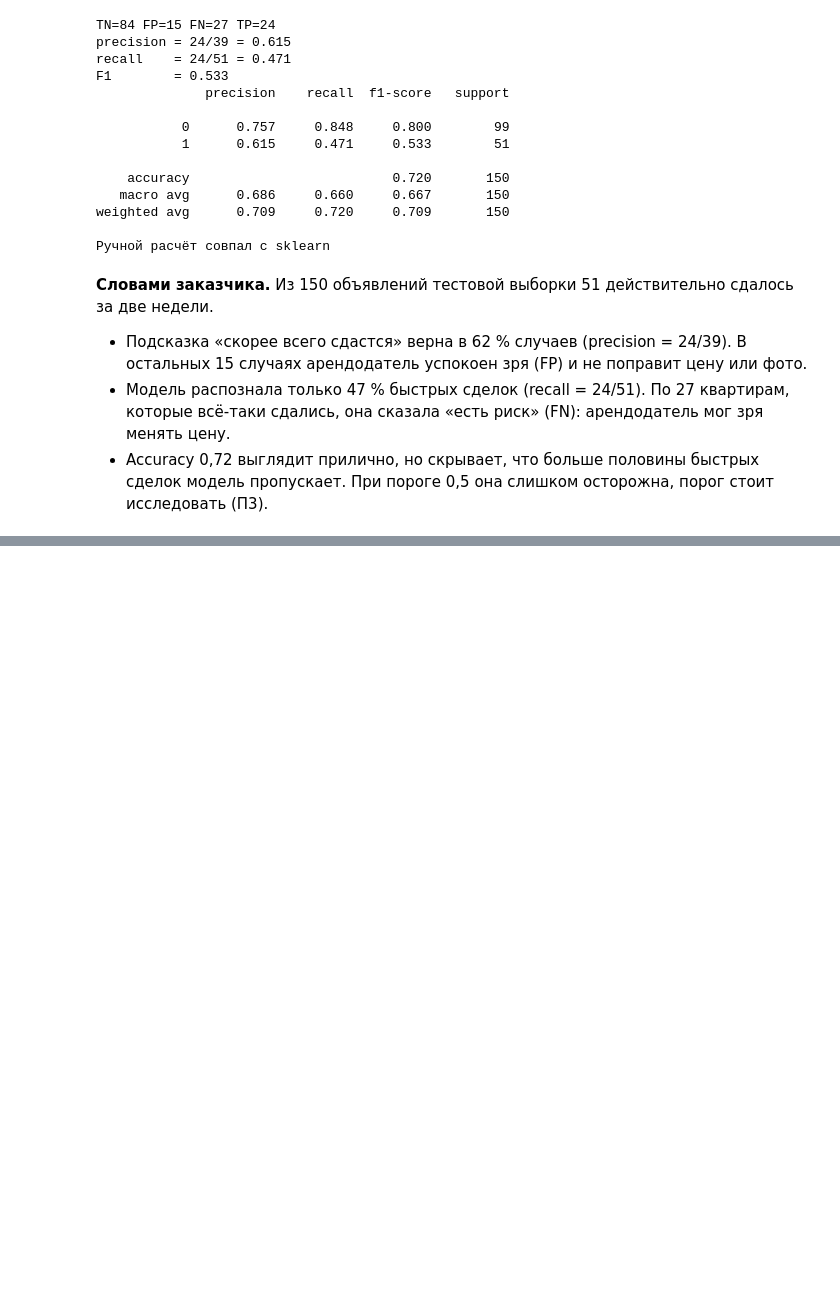
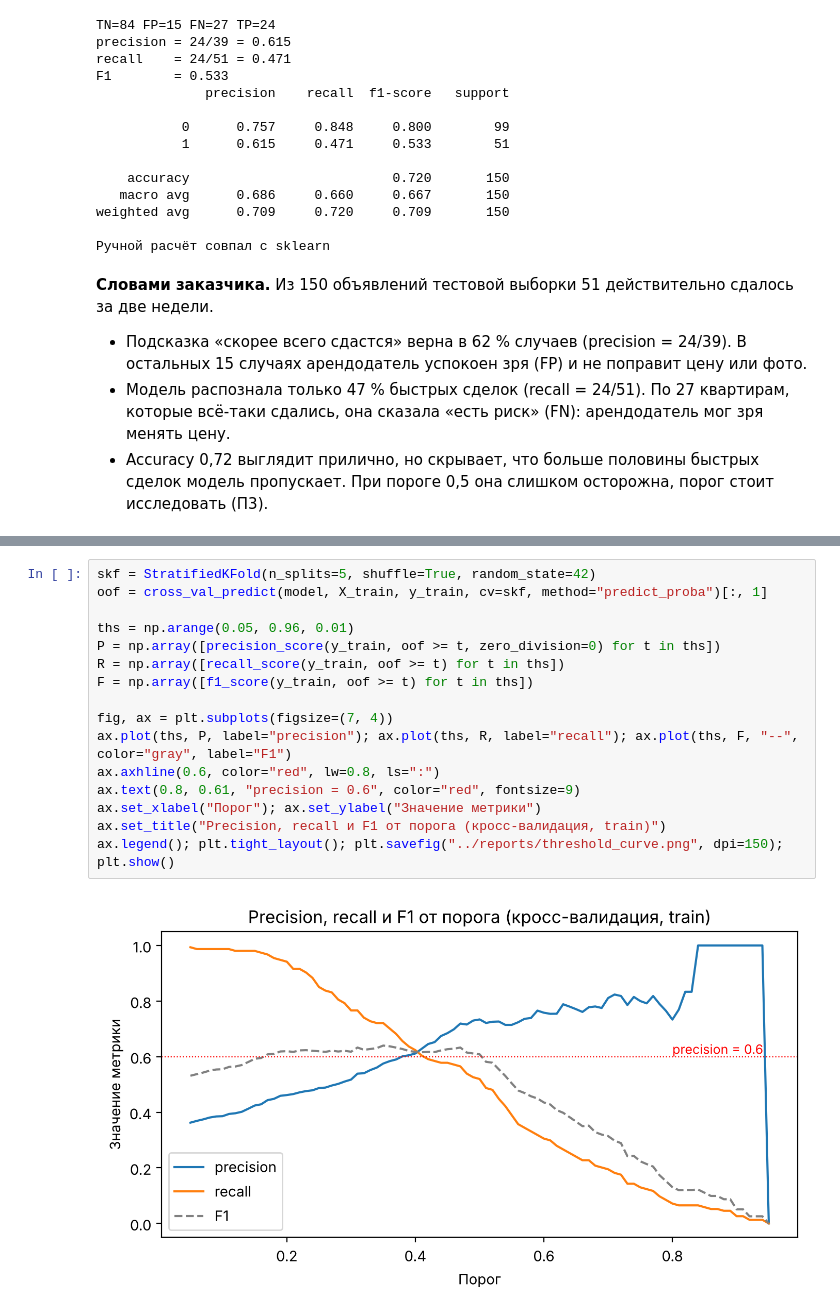
Before and after one commit to JagerNokk/LAB9, a Jupyter notebook: notebooks/clf_lab9.ipynb, the cells around one changed output, grey strips where cells are left out. Cells and saved outputs as stored; diff of their text form; blank space fills up the shorter version.

Commit message:
Эксперимент: threshold=0.45, cv_f1=0.6246

```diff
--- a/notebooks/clf_lab9.ipynb
+++ b/notebooks/clf_lab9.ipynb
@@ -114,0 +119,18 @@ weighted avg      0.709     0.720     0.709       150
+# %%
+skf = StratifiedKFold(n_splits=5, shuffle=True, random_state=42)
+oof = cross_val_predict(model, X_train, y_train, cv=skf, method="predict_proba")[:, 1]
+
+ths = np.arange(0.05, 0.96, 0.01)
+P = np.array([precision_score(y_train, oof >= t, zero_division=0) for t in ths])
+R = np.array([recall_score(y_train, oof >= t) for t in ths])
+F = np.array([f1_score(y_train, oof >= t) for t in ths])
+
+fig, ax = plt.subplots(figsize=(7, 4))
+ax.plot(ths, P, label="precision"); ax.plot(ths, R, label="recall"); ax.plot(ths, F, "--", color="gray", label="F1")
+ax.axhline(0.6, color="red", lw=0.8, ls=":")
+ax.text(0.8, 0.61, "precision = 0.6", color="red", fontsize=9)
+ax.set_xlabel("Порог"); ax.set_ylabel("Значение метрики")
+ax.set_title("Precision, recall и F1 от порога (кросс-валидация, train)")
+ax.legend(); plt.tight_layout(); plt.savefig("../reports/threshold_curve.png", dpi=150); plt.show()
+# %% [output]
+[figure, added]
```
Also changed, not shown: parts of 4 cells of this notebook, 3 other files.
